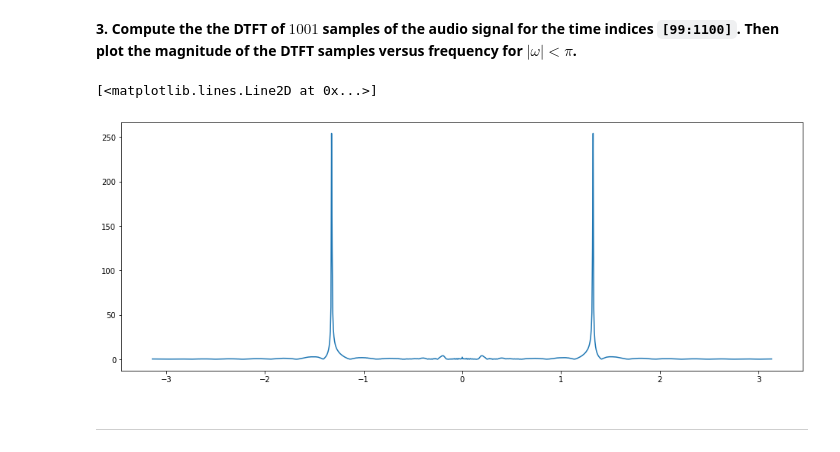
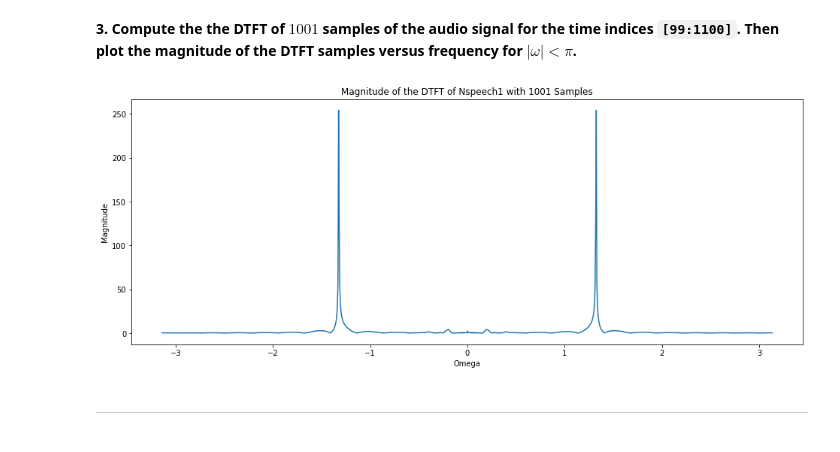
Before and after one commit to cdavin2/dsp_lab05a, a Jupyter notebook: lab05a_final_report.ipynb, the cells around one changed output. Saved outputs shown, nothing was run; the diff lists cells and outputs as text; code cells hidden in the pictures.

```diff
--- a/lab05a_final_report.ipynb
+++ b/lab05a_final_report.ipynb
@@ -105,11 +137,14 @@ from helper import DTFT
 # %%
 # insert your code here
 X, w = DTFT(nspeech1[99:1100], 1001)
+
+plt.title("Magnitude of the DTFT of Nspeech1 with 1001 Samples")
+plt.ylabel("Magnitude")
+plt.xlabel("Omega")
 plt.plot(w, np.abs(X))
 plt.show()
 # %% [output]
-[<matplotlib.lines.Line2D at 0x...>]
-[figure, old version]
+[figure, new version]
 # %% [markdown]
 ---
 # %% [markdown]
```
Also changed, not shown: parts of 29 cells of this notebook.
